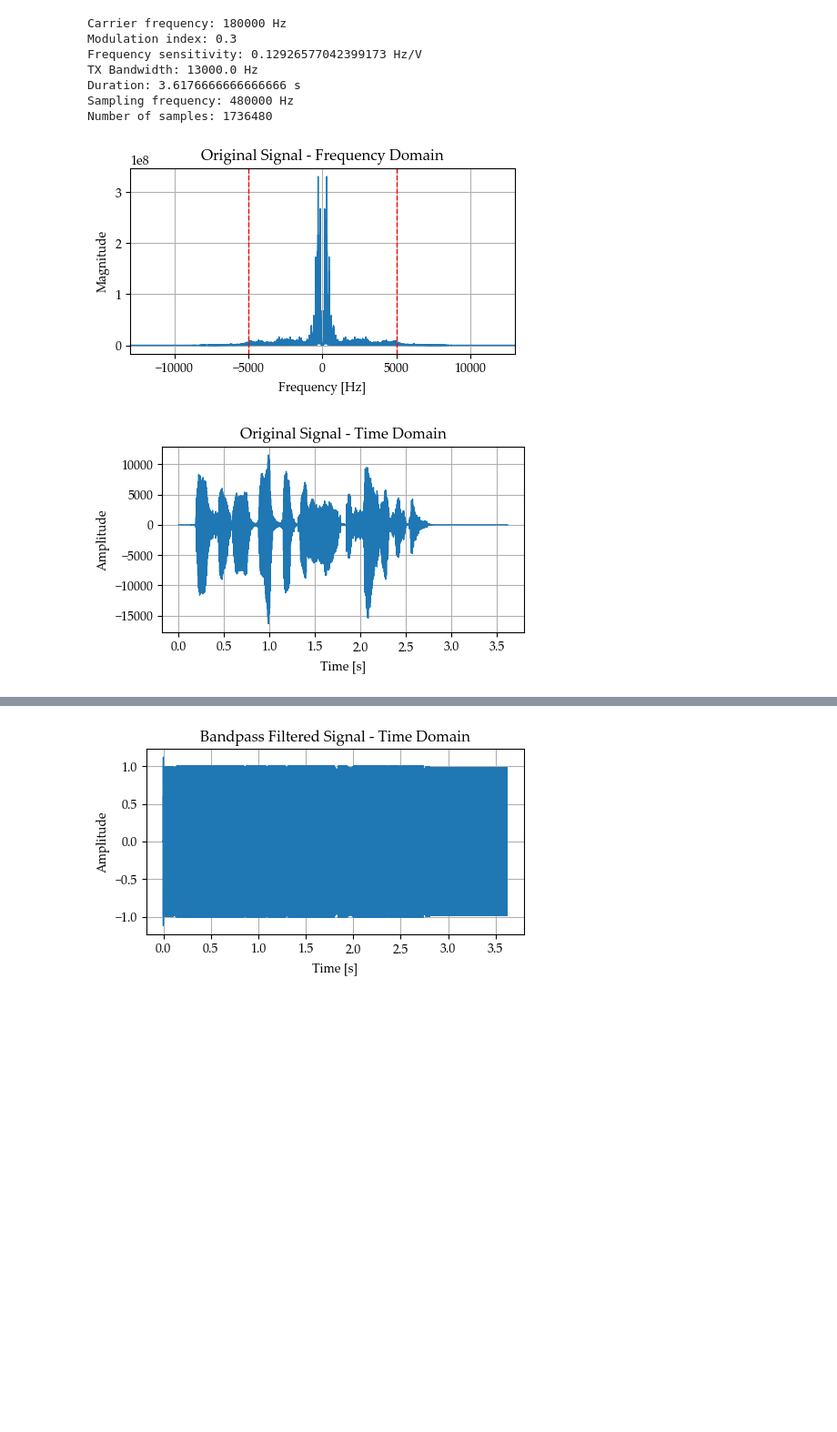
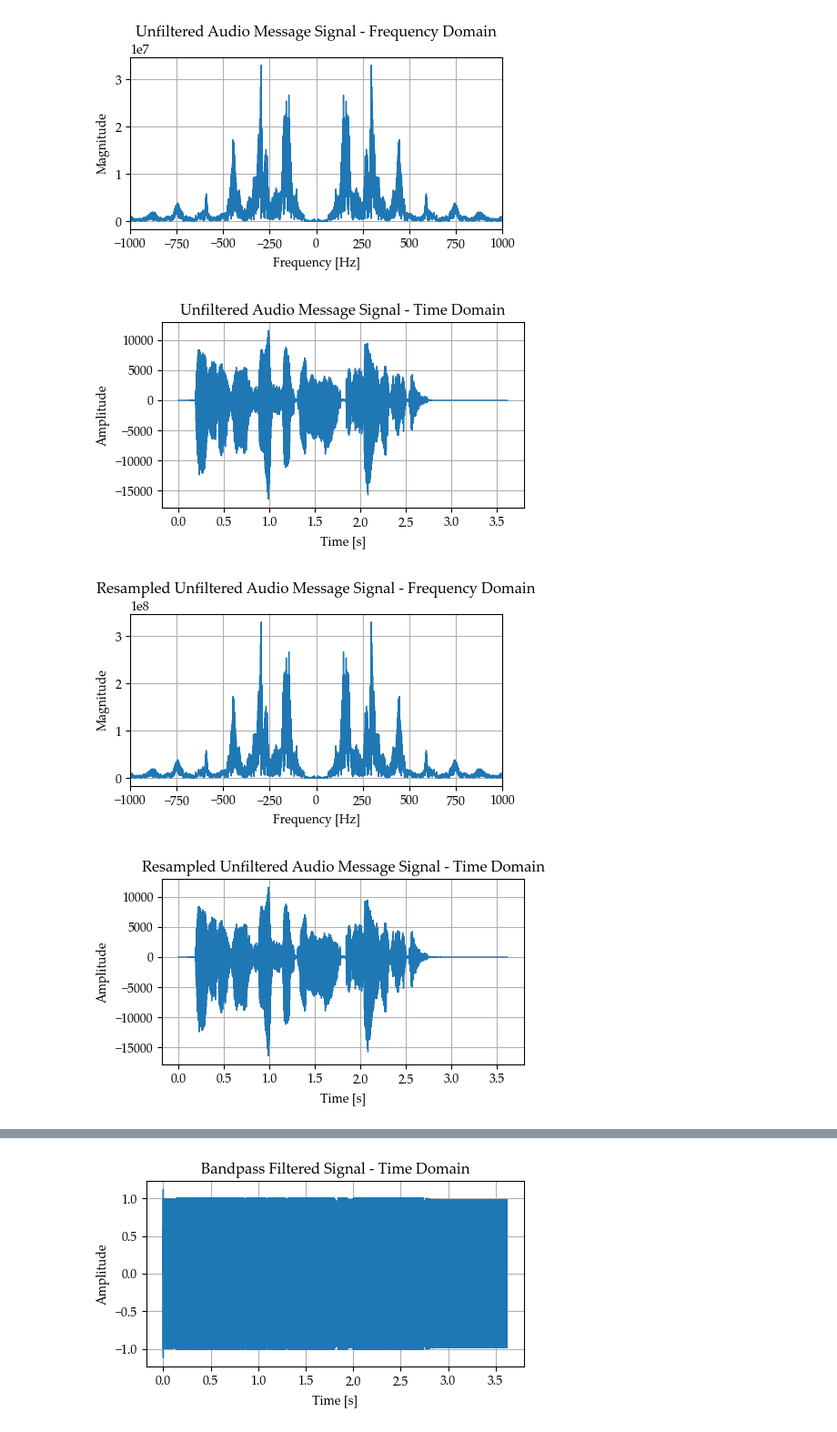
Before and after one commit to martinz2002/ece459-project-fa23-zjui, a Jupyter notebook: project_main/FM_SNR.ipynb, the cells around one changed output, grey strips where cells are left out. Shown: that part at 91% size. Saved outputs shown, nothing was run; the diff lists cells and outputs as text; code cells hidden in the pictures; blank space fills up the shorter version.

```diff
--- a/project_main/FM_SNR.ipynb
+++ b/project_main/FM_SNR.ipynb
@@ -68,6 +68,7 @@ beta = 0.3    # Modulation index
 Fs, original_signal = wavfile.read('audio.wav')
 # append some zeros to the end and beginning of the signal
 original_signal = np.concatenate((np.zeros(1000), original_signal, np.zeros(1000)))
+t = np.arange(0, len(original_signal)/Fs, 1/Fs)
 write_wav('original.wav', original_signal, Fs)
 Am = np.max(original_signal) # Amplitude of the message signal
 fm = 5e3 # Frequency of the message signal
@@ -75,51 +76,103 @@ kf = beta*fm/Am # Frequency sensitivity
 bt = 2*kf*Am + 2*fm # TX Bandwidth of the FM signal, by Carson's rule
 duration = len(original_signal)/Fs
 
+original_signal_fft = fftshift(fft(original_signal))
+f = np.linspace(-Fs/2, Fs/2, len(original_signal))
+
+plt.figure()
+plt.plot(f, np.abs(original_signal_fft))
+plt.title('Unfiltered Audio Message Signal - Frequency Domain')
+plt.xlabel('Frequency [Hz]')
+plt.xlim([-1000, 1000])
+plt.axvline(x=-fm, color='r', linestyle='--') # mark fm
+plt.axvline(x=fm, color='r', linestyle='--')
+plt.ylabel('Magnitude')
+plt.tight_layout()
+plt.show()
+
+plt.figure()
+plt.plot(t, original_signal)
+plt.title('Unfiltered Audio Message Signal - Time Domain')
+plt.xlabel('Time [s]')
+plt.ylabel('Amplitude')
+plt.tight_layout()
+plt.show()
+
 # manually upsample to 2*Fs
 upsample_factor = 10
 original_signal = resample(original_signal, upsample_factor*len(original_signal))
 Fs *= upsample_factor
 t = np.arange(0, duration, 1/Fs)
+
+original_signal_fft = fftshift(fft(original_signal))
+f = np.linspace(-Fs/2, Fs/2, len(original_signal))
+
+plt.figure()
+plt.plot(f, np.abs(original_signal_fft))
+plt.title('Resampled Unfiltered Audio Message Signal - Frequency Domain')
+plt.xlabel('Frequency [Hz]')
+plt.xlim([-1000, 1000])
+plt.axvline(x=-fm, color='r', linestyle='--') # mark fm
+plt.axvline(x=fm, color='r', linestyle='--')
+plt.ylabel('Magnitude')
+plt.tight_layout()
+plt.show()
+
+plt.figure()
+plt.plot(t, original_signal)
+plt.title('Resampled Unfiltered Audio Message Signal - Time Domain')
+plt.xlabel('Time [s]')
+plt.ylabel('Amplitude')
+plt.tight_layout()
+plt.show()
+
 
 original_signal = np.copy(lowpass_filter(original_signal, cutoff=fm, sample_rate=Fs, order=8))
 write_wav('original_filtered.wav', original_signal, Fs)
 
 # print the parameters
 print('Carrier frequency: {} Hz'.format(f_c))
 print('Modulation index: {}'.format(beta))
 print('Frequency sensitivity: {} Hz/V'.format(kf))
 print('TX Bandwidth: {} Hz'.format(bt))
 print('Duration: {} s'.format(duration))
 print('Sampling frequency: {} Hz'.format(Fs))
 print('Number of samples: {}'.format(len(original_signal)))
+print('Message amp: {}'.format(Am))
 
 # Plot original signal in time and frequency domain
 original_signal_fft = fftshift(fft(original_signal))
 f = np.linspace(-Fs/2, Fs/2, len(original_signal))
 plt.plot(f, np.abs(original_signal_fft))
-plt.title('Original Signal - Frequency Domain')
+plt.title('Audio Message Signal - Frequency Domain')
 plt.xlabel('Frequency [Hz]')
 plt.xlim([-bt, bt])
 plt.axvline(x=-fm, color='r', linestyle='--') # mark fm
 plt.axvline(x=fm, color='r', linestyle='--')
 plt.ylabel('Magnitude')
 plt.tight_layout()
 plt.show()
 
 plt.figure()
+plt.plot(f, np.abs(original_signal_fft))
+plt.title('Audio Message Signal - Frequency Domain (< 1 kHz)')
+plt.xlabel('Frequency [Hz]')
+plt.xlim([-1000, 1000])
+plt.axvline(x=-fm, color='r', linestyle='--') # mark fm
+plt.axvline(x=fm, color='r', linestyle='--')
+plt.ylabel('Magnitude')
+plt.tight_layout()
+plt.show()
+
+plt.figure()
 plt.plot(t, original_signal)
-plt.title('Original Signal - Time Domain')
+plt.title('Audio Message Signal - Time Domain')
 plt.xlabel('Time [s]')
 plt.ylabel('Amplitude')
 plt.tight_layout()
 plt.show()
 # %% [output]
-Carrier frequency: 180000 Hz
-Modulation index: 0.3
-Frequency sensitivity: 0.12926577042399173 Hz/V
-TX Bandwidth: 13000.0 Hz
-Duration: 3.6176666666666666 s
-Sampling frequency: 480000 Hz
-Number of samples: 1736480
-[figure, old version]
+[figure, new version]
-[figure, old version]
+[figure, new version]
+[figure, added]
+[figure, added]
```
Also changed, not shown: parts of 7 cells of this notebook, 33 other files.
